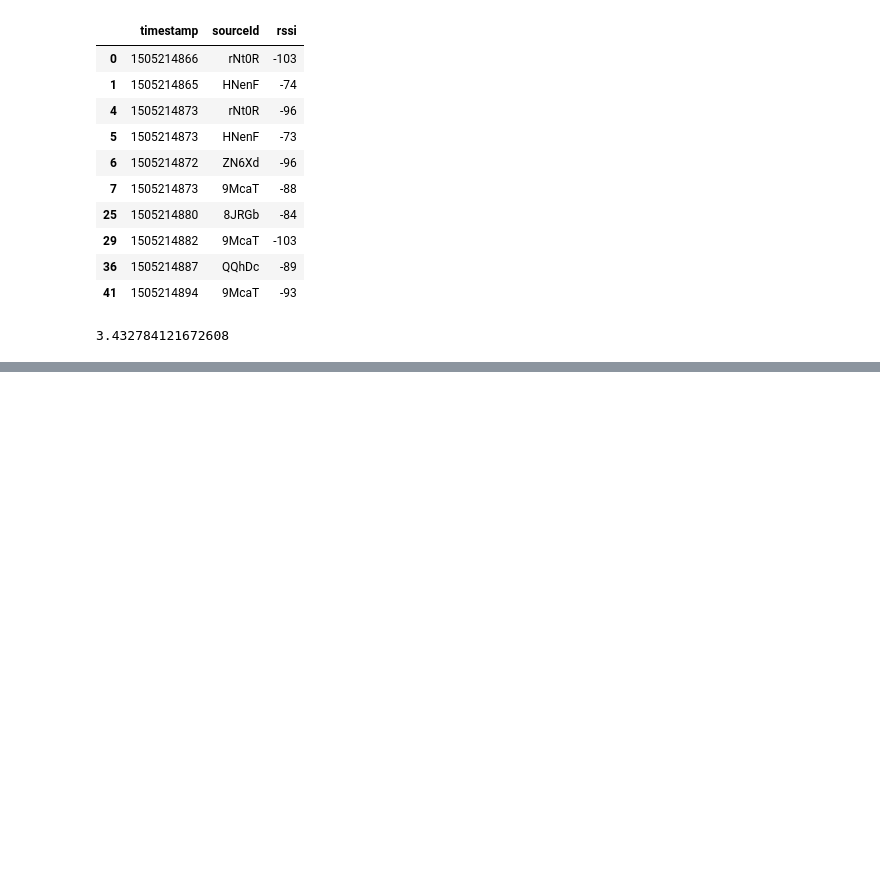
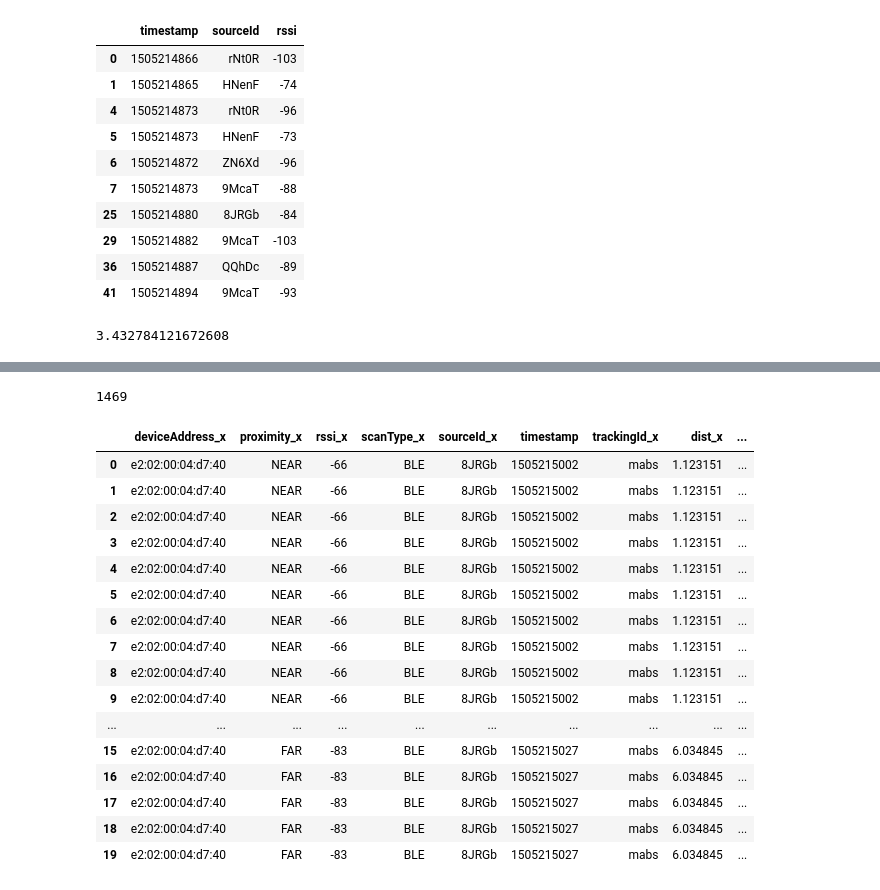
Before and after one commit to konradbjk/WorkshopEIS, a Jupyter notebook: notebook1.ipynb, the cells around one changed output, grey strips where cells are left out. Drawn from its saved outputs; the diff is of its cells as text; code cells hidden in the pictures; blank space fills up the shorter version.

```diff
--- a/notebook1.ipynb
+++ b/notebook1.ipynb
@@ -158,0 +156,9 @@ df_important_filtered_sorted.head(10)
+# %%
+# Split data from GTW to different sources
+df_source1 = df[df.sourceId == '8JRGb'].sort_values('timestamp', ascending = True)
+df_source2 = df[df.sourceId == '9McaT'].sort_values('timestamp', ascending = True)
+df_source3 = df[df.sourceId == 'H3vx9'].sort_values('timestamp', ascending = True)
+df_source4 = df[df.sourceId == 'HNenF'].sort_values('timestamp', ascending = True)
+df_source5 = df[df.sourceId == 'QQhDc'].sort_values('timestamp', ascending = True)
+df_source6 = df[df.sourceId == 'ZN6Xd'].sort_values('timestamp', ascending = True)
+df_source7 = df[df.sourceId == 'rNt0R'].sort_values('timestamp', ascending = True)
@@ -158,0 +186,44 @@ df_important_filtered_sorted.head(10)
+# %%
+# List all the timestamps
+timestamps = df.drop_duplicates('timestamp')
+timestamps = timestamps['timestamp']
+timestamps.count()
+# %% [output]
+1469
+# %%
+sources = [dfsources = [df_source1, df_source2, df_source3, df_source4, df_source5, df_source6, df_source7]
+
+for s in sources:
+    s.drop(['deviceAddress', 'proximity', 'scanType', 'sourceId', 'trackingId'], axis=1))
+result_0 = pd.merge(df_source1, df_source2, how='inner', on = 'timestamp')
+result_1 = pd.merge(result_0, df_source3, on = 'timestamp')
+result_2 = pd.merge(result_1, df_source4, on = 'timestamp')
+result_3 = pd.merge(result_2, df_source5, on = 'timestamp')
+result_4 = pd.merge(result_3, df_source6, on = 'timestamp')
+result = pd.merge(result_4, df_source7, on = 'timestamp')
+
+result_0.head(20)
+
+# df["dist"] = df.apply(lambda row: rssi_to_distance(row['rssi']), axis=1)
+
+#for tp in timestamps:
+#    if tp == df_source1['timestamp'].item():
+#        df_new['8JRGb'] =  df_source1['dist']
+# %% [output]
+|  | deviceAddress_x | proximity_x | rssi_x | scanType_x | sourceId_x | timestamp | trackingId_x | dist_x | ... |
+| 0 | e2:02:00:04:d7:40 | NEAR | -66 | BLE | 8JRGb | 1505215002 | mabs | 1.123151 | ... |
+| 1 | e2:02:00:04:d7:40 | NEAR | -66 | BLE | 8JRGb | 1505215002 | mabs | 1.123151 | ... |
+| 2 | e2:02:00:04:d7:40 | NEAR | -66 | BLE | 8JRGb | 1505215002 | mabs | 1.123151 | ... |
+| 3 | e2:02:00:04:d7:40 | NEAR | -66 | BLE | 8JRGb | 1505215002 | mabs | 1.123151 | ... |
+| 4 | e2:02:00:04:d7:40 | NEAR | -66 | BLE | 8JRGb | 1505215002 | mabs | 1.123151 | ... |
+| 5 | e2:02:00:04:d7:40 | NEAR | -66 | BLE | 8JRGb | 1505215002 | mabs | 1.123151 | ... |
+| 6 | e2:02:00:04:d7:40 | NEAR | -66 | BLE | 8JRGb | 1505215002 | mabs | 1.123151 | ... |
+| 7 | e2:02:00:04:d7:40 | NEAR | -66 | BLE | 8JRGb | 1505215002 | mabs | 1.123151 | ... |
+| 8 | e2:02:00:04:d7:40 | NEAR | -66 | BLE | 8JRGb | 1505215002 | mabs | 1.123151 | ... |
+| 9 | e2:02:00:04:d7:40 | NEAR | -66 | BLE | 8JRGb | 1505215002 | mabs | 1.123151 | ... |
+| ... | ... | ... | ... | ... | ... | ... | ... | ... | ... |
+| 15 | e2:02:00:04:d7:40 | FAR | -83 | BLE | 8JRGb | 1505215027 | mabs | 6.034845 | ... |
+| 16 | e2:02:00:04:d7:40 | FAR | -83 | BLE | 8JRGb | 1505215027 | mabs | 6.034845 | ... |
+| 17 | e2:02:00:04:d7:40 | FAR | -83 | BLE | 8JRGb | 1505215027 | mabs | 6.034845 | ... |
+| 18 | e2:02:00:04:d7:40 | FAR | -83 | BLE | 8JRGb | 1505215027 | mabs | 6.034845 | ... |
+| 19 | e2:02:00:04:d7:40 | FAR | -83 | BLE | 8JRGb | 1505215027 | mabs | 6.034845 | ... |
```
Also changed, not shown: parts of 9 cells of this notebook, 2 other files.
